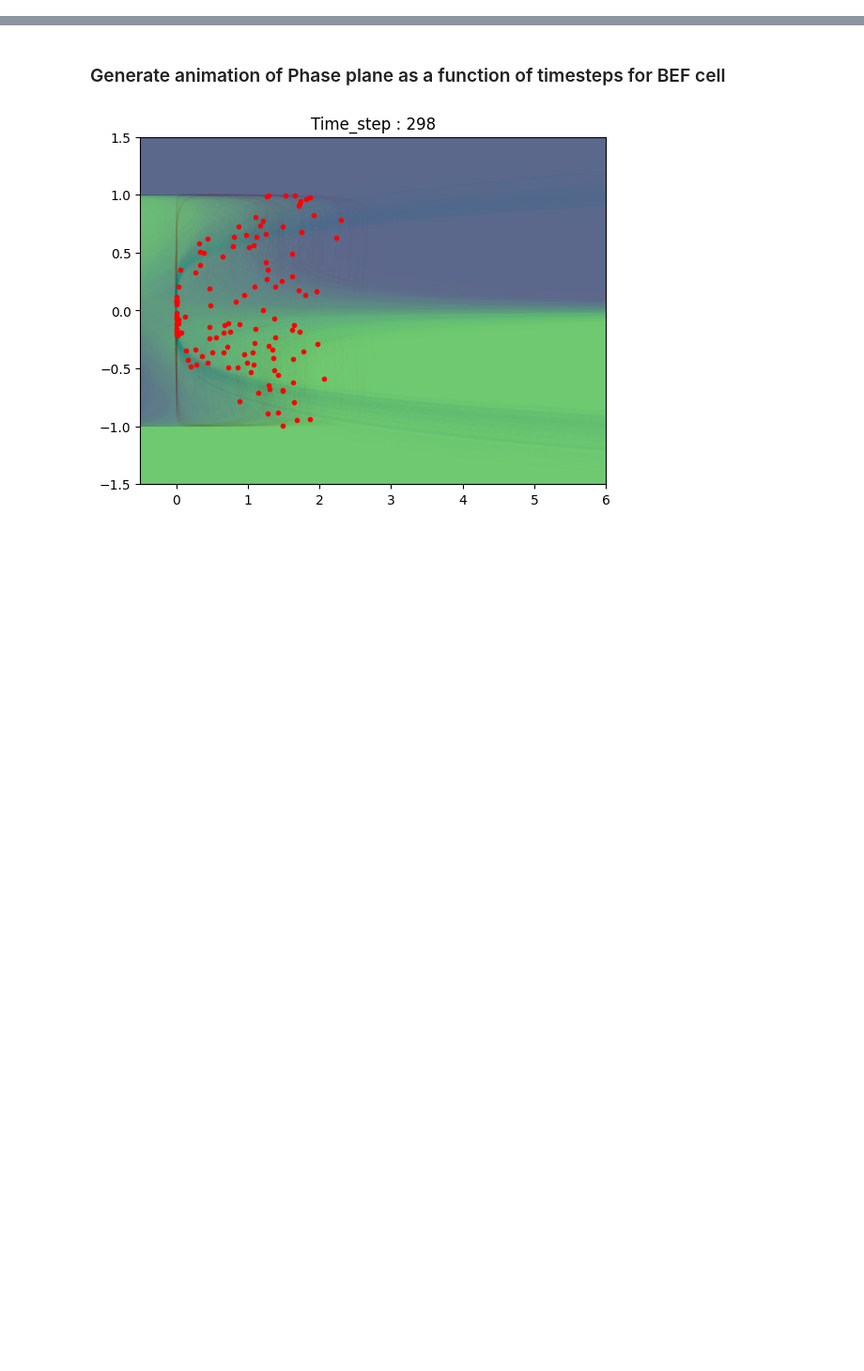
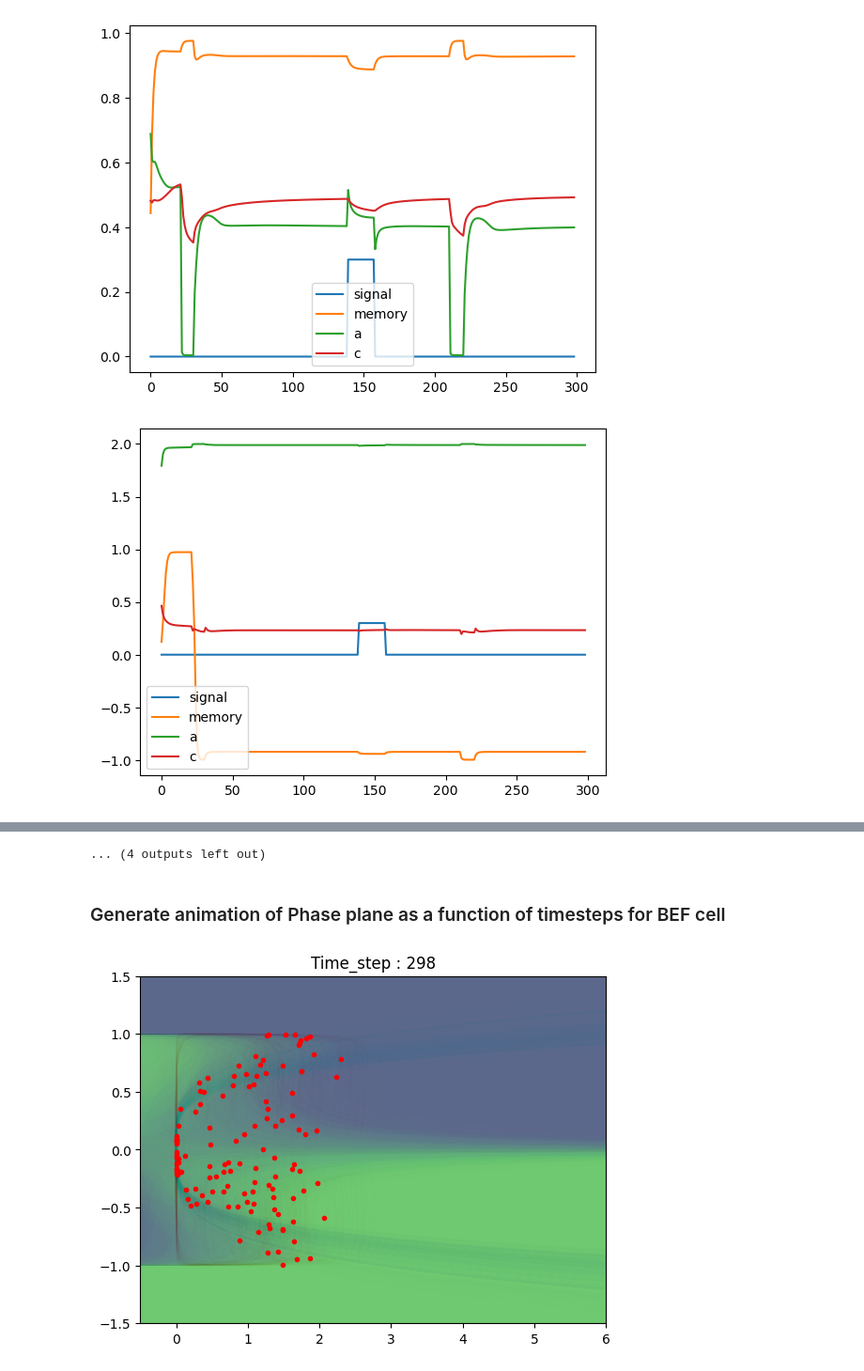
Before and after one commit to gerome-andry/BIO_inspired_RNN, a Jupyter notebook: test.ipynb, the cells around one changed output, grey strips where cells are left out. Shown at 94% size. Cells and saved outputs as stored; diff of their text form; code cells hidden in the pictures; blank space fills up the shorter version.

```diff
--- a/test.ipynb
+++ b/test.ipynb
@@ -100,31 +112,34 @@ with torch.no_grad():
 # %%
 # dive into memory
 
 with torch.no_grad():
     if typeCell == 'BEF':
         packed = model.forward(x=mod_in, debug_mem=True)
         a,b,c,d,e,pred_c, slow_var = packed
         print(model.sense.forward(mod_in).shape)
     elif typeCell == 'BRC':
         a,c,pred_c = model.forward(x=mod_in, debug_mem=True)
     else:
         pred_c = model.forward(x=mod_in, debug_mem=True)
     # model.mem.ff_ha.weight = torch.nn.Parameter(u@torch.diag(s)@v)
     # pred_pc = model.forward(x=mod_in, debug_mem=True)
 
 for i in range(0,128,8):
     plt.clf()
     plt.plot(mod_in[0,:,1], label = 'signal')
     plt.plot(pred_c[0,:,i], label= 'memory')
-    plt.plot(slow_var[0,:,i], label= 'slow_var')
+    # plt.plot(slow_var[0,:,i], label= 'slow_var')
     if typeCell != 'GRU':
         plt.plot(a[0,:,i], label= 'a')
         plt.plot(c[0,:,i], label= 'c')
         if typeCell == 'BEF':
             plt.plot(b[0,:,i], label= 'b')
             plt.plot(d[0,:,i], label= 'd')
             plt.plot(e[0,:,i], label= 'e')
 
     plt.legend()
     # plt.plot(pred_pc[0,:,i])
     plt.show()
+# %% [output]
+[figure, added]
+[figure, added]
@@ -131,3 +156,4 @@ for i in range(0,128,8):
+... (4 outputs left out)
 # %% [markdown]
 ### Generate animation of Phase plane as a function of timesteps for BEF cell
 # %%
```
Also changed, not shown: parts of 7 cells of this notebook, 1 other file.
